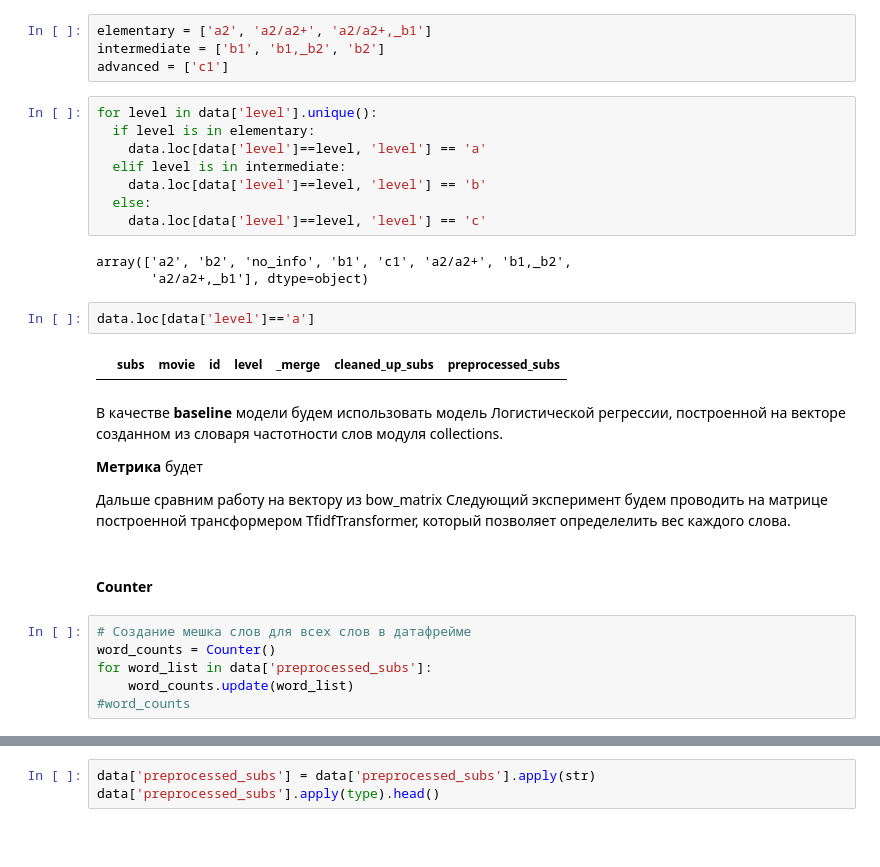
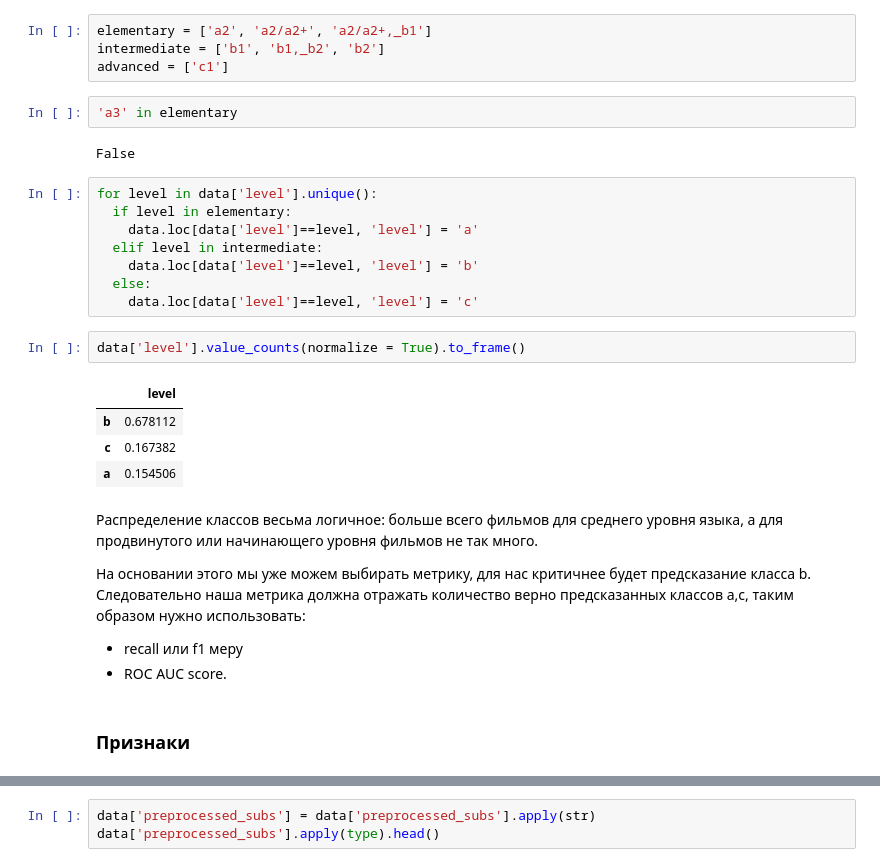
Before and after one commit to AV-BOLT/Masterskaya_2, a Jupyter notebook: Notebooks/determine_langlevel_by_subs.ipynb, the cells around one changed output, grey strips where cells are left out. Drawn from its saved outputs; the diff is of its cells as text; blank space fills up the shorter version.

```diff
--- a/Notebooks/determine_langlevel_by_subs.ipynb
+++ b/Notebooks/determine_langlevel_by_subs.ipynb
@@ -484,33 +482,31 @@ sorted(data['level'].unique())
 elementary = ['a2', 'a2/a2+', 'a2/a2+,_b1']
 intermediate = ['b1', 'b1,_b2', 'b2']
 advanced = ['c1']
+# %%
+'a3' in elementary
+# %% [output]
+False
 # %%
 for level in data['level'].unique():
-  if level is in elementary:
-    data.loc[data['level']==level, 'level'] == 'a'
-  elif level is in intermediate:
-    data.loc[data['level']==level, 'level'] == 'b'
+  if level in elementary:
+    data.loc[data['level']==level, 'level'] = 'a'
+  elif level in intermediate:
+    data.loc[data['level']==level, 'level'] = 'b'
   else:
-    data.loc[data['level']==level, 'level'] == 'c'
+    data.loc[data['level']==level, 'level'] = 'c'
-# %% [output]
-array(['a2', 'b2', 'no_info', 'b1', 'c1', 'a2/a2+', 'b1,_b2',
-       'a2/a2+,_b1'], dtype=object)
-# %%
-data.loc[data['level']=='a']
-# %% [output]
-|  | subs | movie | id | level | _merge | cleaned_up_subs | preprocessed_subs |
-# %% [markdown]
-В качестве **baseline** модели будем использовать модель Логистической регрессии, построенной на векторе созданном из словаря частотности слов модуля collections.
-
-**Метрика** будет
-
-Дальше сравним работу на вектору из bow_matrix
-Следующий эксперимент будем проводить на матрице построенной трансформером TfidfTransformer, который позволяет определелить вес каждого слова.
+# %%
+data['level'].value_counts(normalize = True).to_frame()
+# %% [output]
+|  | level |
+| b | 0.678112 |
+| c | 0.167382 |
+| a | 0.154506 |
+# %% [markdown]
+Распределение классов весьма логичное:
+больше всего фильмов для среднего уровня языка, а для продвинутого или начинающего уровня фильмов не так много.
+
+На основании этого мы уже можем выбирать метрику, для нас критичнее будет предсказание класса b. Следовательно наша метрика должна отражать количество верно предсказанных классов a,c, таким образом нужно использовать:
+- recall или f1 меру
+- ROC AUC score.
 # %% [markdown]
-#### Counter
+### Признаки
-# %%
-# Создание мешка слов для всех слов в датафрейме
-word_counts = Counter()
-for word_list in data['preprocessed_subs']:
-    word_counts.update(word_list)
-#word_counts
```
Also changed, not shown: parts of 41 cells of this notebook.
